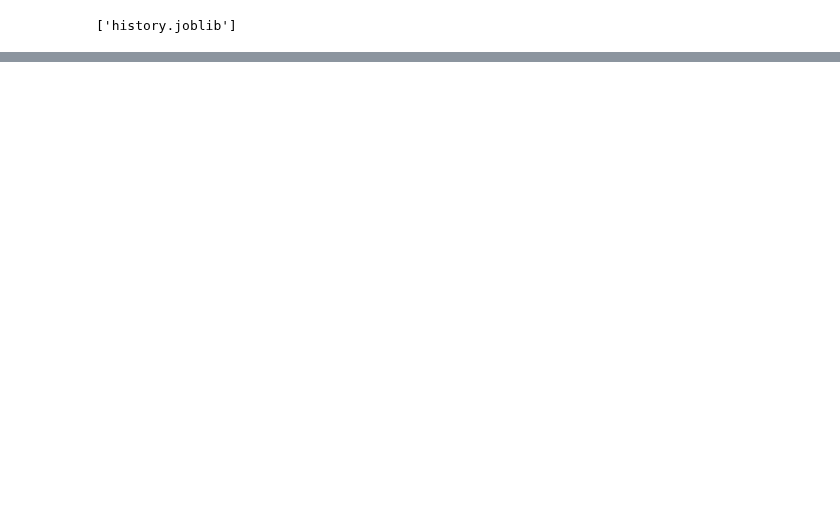
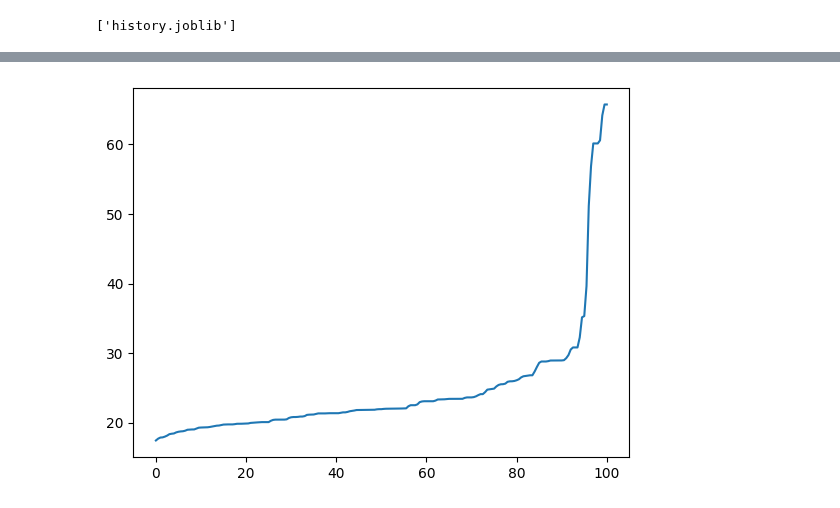
Before and after one commit to catskillsresearch/metac-bot-template, a Jupyter notebook: Explore group question 2.ipynb, the cells around one changed output, grey strips where cells are left out. Cells and saved outputs as stored; diff of their text form; code cells hidden in the pictures; blank space fills up the shorter version.

```diff
--- a/Explore group question 2.ipynb
+++ b/Explore group question 2.ipynb
@@ -209,0 +276,3 @@ joblib.dump(history, 'history.joblib')
+# %%
+today = str(datetime.now())[0:10]
+today
@@ -209,0 +281,11 @@ joblib.dump(history, 'history.joblib')
+# %%
+future_start = '2025-07-21'
+future_end = '2025-08-01'
+# %%
+cdf_vix = conditional_future_vix_max_cdf(
+    df_vix,             # DataFrame with Date index & column '^VIX'
+    today,                   # Today's date as 'YYYY-MM-DD'
+    future_start,            # Start of window as 'YYYY-MM-DD'
+    future_end,              # End of window as 'YYYY-MM-DD'
+    band=0.5                # Conditioning band in VIX units, e.g. ±0.5
+)
@@ -209,0 +294,2 @@ joblib.dump(history, 'history.joblib')
+# %%
+percentiles = np.arange(0,100.5,0.5)
@@ -209,0 +300,6 @@ joblib.dump(history, 'history.joblib')
+# %%
+%matplotlib inline
+import matplotlib.pylab as plt
+plt.plot(percentiles, cdf_vix);
+# %% [output]
+[figure, added]
```
Also changed, not shown: parts of 24 cells of this notebook, 5 other files.
